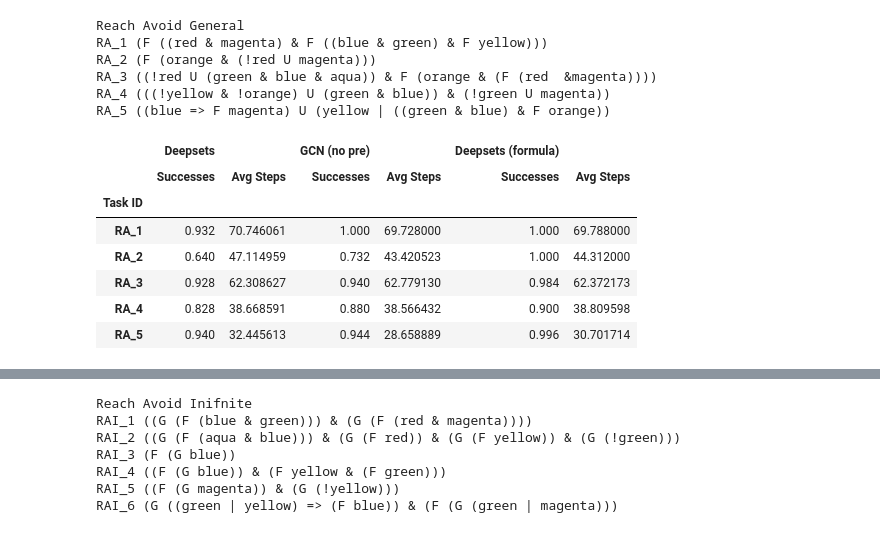
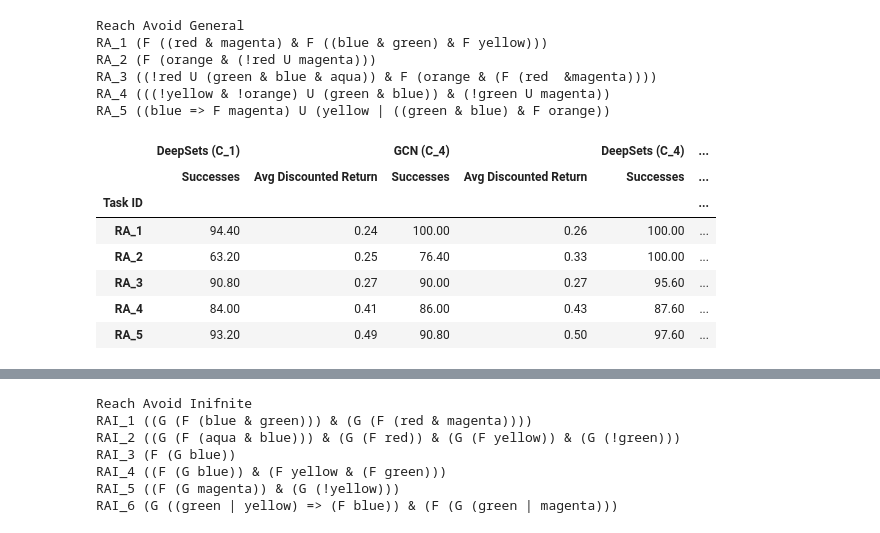
Before and after one commit to mattiagiuri/ltl_gnn, a Jupyter notebook: visualize_results_flatworld.ipynb, the cells around one changed output, grey strips where cells are left out. Drawn from its saved outputs; the diff is of its cells as text; code cells hidden in the pictures.

```diff
--- a/visualize_results_flatworld.ipynb
+++ b/visualize_results_flatworld.ipynb
@@ -2,6 +2,8 @@
 import pandas as pd
 import os
 import matplotlib.pyplot as plt
+
+pd.options.display.float_format = "{:.2f}".format
 # %%
 def seed_read_results(env_name, files, keys, seeds):
     parent = "results_flatworld/" + env_name + "/"
@@ -15,10 +17,10 @@ def seed_read_results(env_name, files, keys, seeds):
             cur_df.set_index(["Task Set", "Task ID"], inplace=True)
 
             if "Successes" in cur_df.columns:
-                cur_df["Successes"] /= 50
+                cur_df["Successes"] *= (100/float(50))
 
             if "Avg Discounted Return" in cur_df.columns:
-                cur_df.drop(columns=["Avg Discounted Return"], inplace=True)
+                cur_df.drop(columns=["Avg Steps"], inplace=True)
 
             all_dfs.append(cur_df)
 
@@ -26,9 +28,10 @@ def seed_read_results(env_name, files, keys, seeds):
         final_dfs[seed] = df_concat
 
     df_mean = pd.concat(final_dfs.values()).groupby('Task ID').mean()
+    df_std = pd.concat(final_dfs.values()).groupby('Task ID').std()
 
     # df_mean = sum(final_dfs.values()) / len(final_dfs)
-    return final_dfs, df_mean
+    return final_dfs, df_mean, df_std
 # %%
 def plot_results(env, exp_list, labels, colors, seed_list=None):
 
@@ -66,19 +69,19 @@ RA_5 ((blue => F magenta) U (yellow | ((green & blue) & F orange))
 # %%
 env_name = 'FlatWorld-v0'
 
-files = [env_name + '_deepsets_stay', env_name + '_gcn_update_2', env_name + '_deepsets_update']
-keys = ['Deepsets', 'GCN (no pre)', 'Deepsets (formula)']
+files = [env_name + '_deepsets_stay2', env_name + '_gcn_update_22', env_name + '_deepsets_update2']
+keys = ['DeepSets (C_1)', 'GCN (C_4)', 'DeepSets (C_4)']
 seeds = range(1, 6)
 
-dfs, dfs_mean = seed_read_results(env_name, files, keys, seeds)
+dfs, dfs_mean, dfs_std = seed_read_results(env_name, files, keys, seeds)
 
 dfs_mean
 # %% [output]
-|  | Deepsets |  | GCN (no pre) |  | Deepsets (formula) |  |
-|  | Successes | Avg Steps | Successes | Avg Steps | Successes | Avg Steps |
-| Task ID |  |  |  |  |  |  |
-| RA_1 | 0.932 | 70.746061 | 1.000 | 69.728000 | 1.000 | 69.788000 |
-| RA_2 | 0.640 | 47.114959 | 0.732 | 43.420523 | 1.000 | 44.312000 |
-| RA_3 | 0.928 | 62.308627 | 0.940 | 62.779130 | 0.984 | 62.372173 |
-| RA_4 | 0.828 | 38.668591 | 0.880 | 38.566432 | 0.900 | 38.809598 |
-| RA_5 | 0.940 | 32.445613 | 0.944 | 28.658889 | 0.996 | 30.701714 |
+|  | DeepSets (C_1) |  | GCN (C_4) |  | DeepSets (C_4) | ... |
+|  | Successes | Avg Discounted Return | Successes | Avg Discounted Return | Successes | ... |
+| Task ID |  |  |  |  |  | ... |
+| RA_1 | 94.40 | 0.24 | 100.00 | 0.26 | 100.00 | ... |
+| RA_2 | 63.20 | 0.25 | 76.40 | 0.33 | 100.00 | ... |
+| RA_3 | 90.80 | 0.27 | 90.00 | 0.27 | 95.60 | ... |
+| RA_4 | 84.00 | 0.41 | 86.00 | 0.43 | 87.60 | ... |
+| RA_5 | 93.20 | 0.49 | 90.80 | 0.50 | 97.60 | ... |
```
Also changed, not shown: parts of 5 cells of this notebook, 40 other files.
